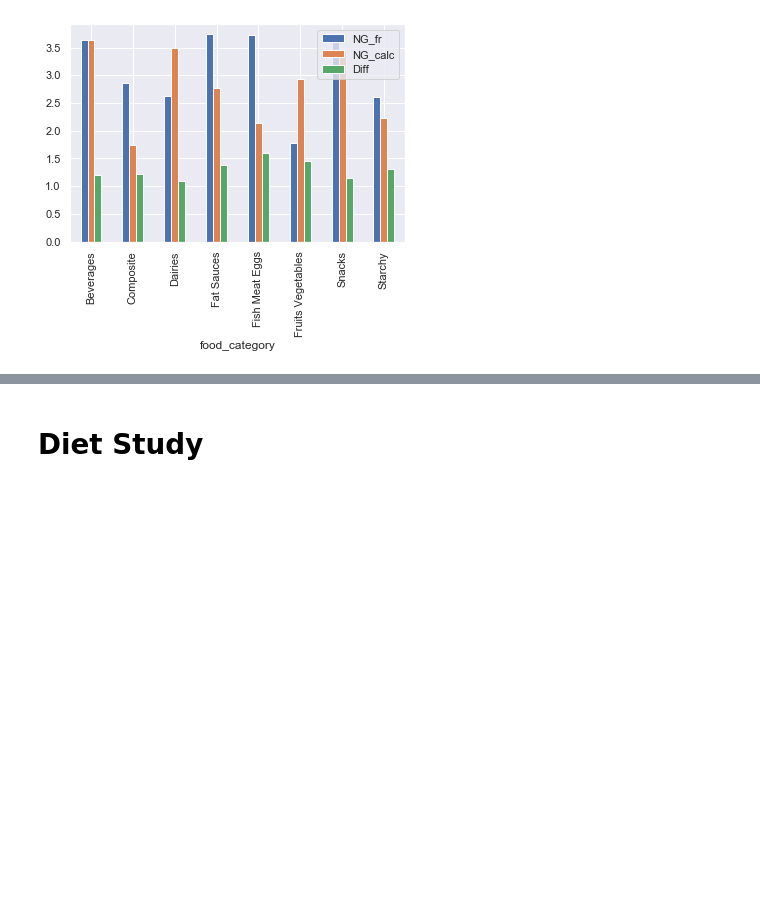
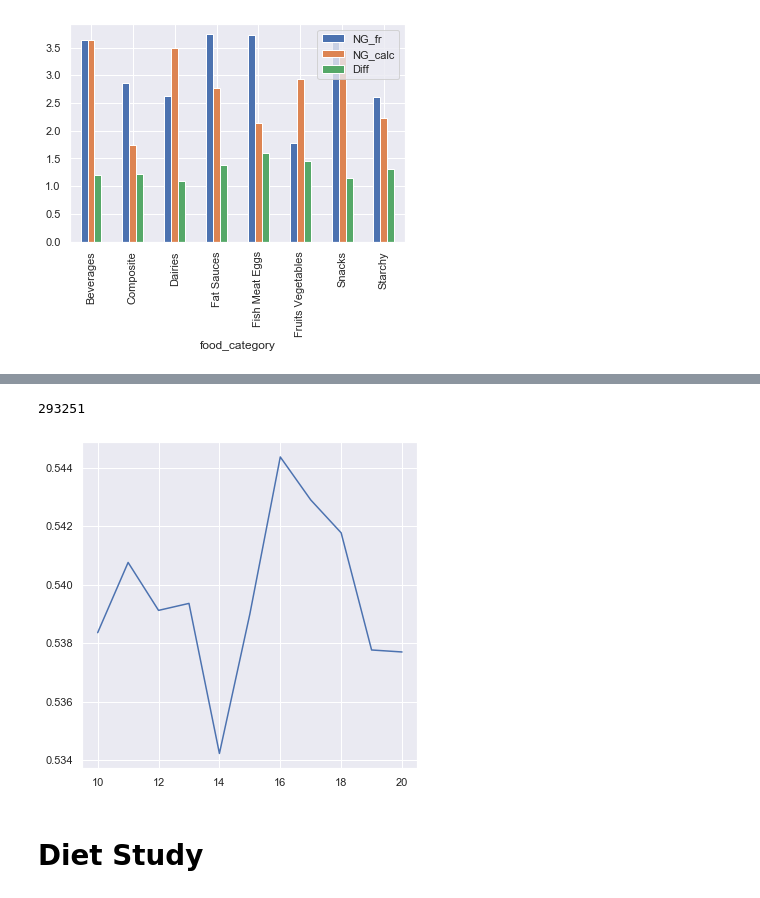
Before and after one commit to romi514/ProjectADA, a Jupyter notebook: project_tagADA.ipynb, the cells around one changed output, grey strips where cells are left out. Drawn from its saved outputs; the diff is of its cells as text; code cells hidden in the pictures; blank space fills up the shorter version.

```diff
--- a/project_tagADA.ipynb
+++ b/project_tagADA.ipynb
@@ -967,3 +969,50 @@ nutri_df.drop(['product_name', 'nutrition_grade_fr', 'nutri-score_letter_CALCULA
+# %%
+len(dataregression)
+# %% [output]
+293251
+# %%
+y = dataregression["nutrition_grade_fr"]
+X = dataregression[selected_fields_regression].drop("nutrition_grade_fr",axis=1)
+# %%
+from sklearn.datasets import fetch_mldata
+from sklearn.preprocessing import StandardScaler
+from sklearn import metrics
+from sklearn.model_selection import train_test_split
+from sklearn.linear_model import LogisticRegression
+X_train, X_test, y_train, y_test = train_test_split(X, y, test_size=0.3,random_state=1)
+# %%
+scaler = StandardScaler()
+# Fit on training set only.
+scaler.fit(X_train)
+# Apply transform to both the training set and the test set.
+X_train = scaler.transform(X_train)
+X_test = scaler.transform(X_test)
+# %%
+def fitLogRegWithCesSearch(X_train,y_train,minC=1,maxC=10,CStep=1):
+
+    Ces = np.linspace(minC, maxC, int((maxC-minC/CStep)+1))
+    scores = []
+
+    for c in Ces:
+
+        model = LogisticRegression(C=c,random_state=0, solver='lbfgs', multi_class='multinomial')
+        model.fit(X_train, y_train)
+        # use the model to make predictions with the test data
+        y_pred = model.predict(X_test)
+        # how did our model perform?
+        count_misclassified = (y_test != y_pred).sum()
+        #print('Misclassified samples: {}'.format(count_misclassified))
+        accuracy = metrics.accuracy_score(y_test, y_pred)
+        #print('Accuracy: {:.2f}'.format(accuracy))
+        scores.append(accuracy)
+
+    plt.figure(1, figsize=(6, 6))
+    ax = plt.gca()
+    ax.plot(Ces,scores)
+# %%
+fitLogRegWithCesSearch(X_train,y_train,minC=10,maxC=20,CStep=1)
+# %% [output]
+[figure, added]
 # %% [markdown]
 # Diet Study
 # %% [markdown]
```
Also changed, not shown: parts of 5 cells of this notebook.
